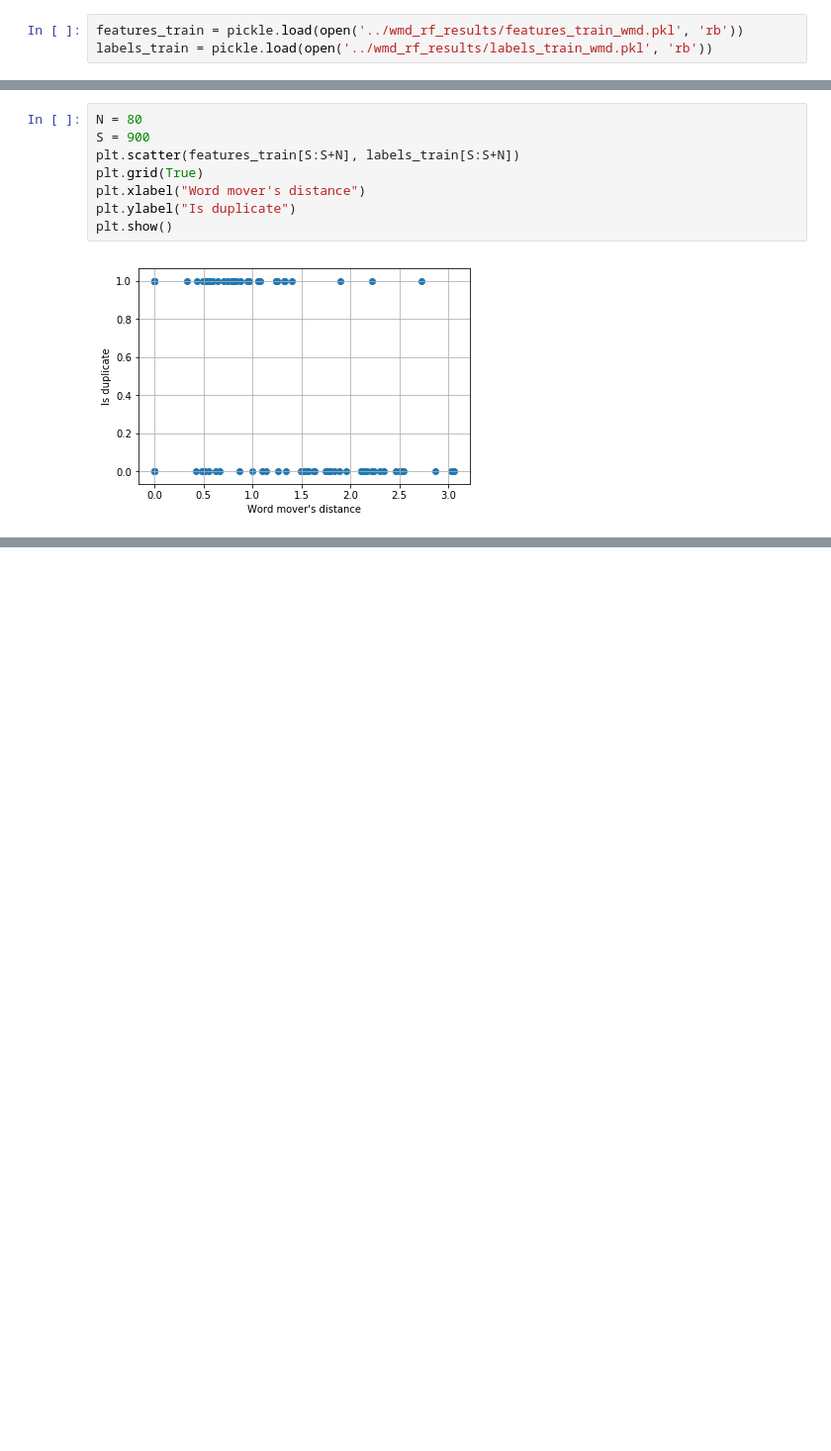
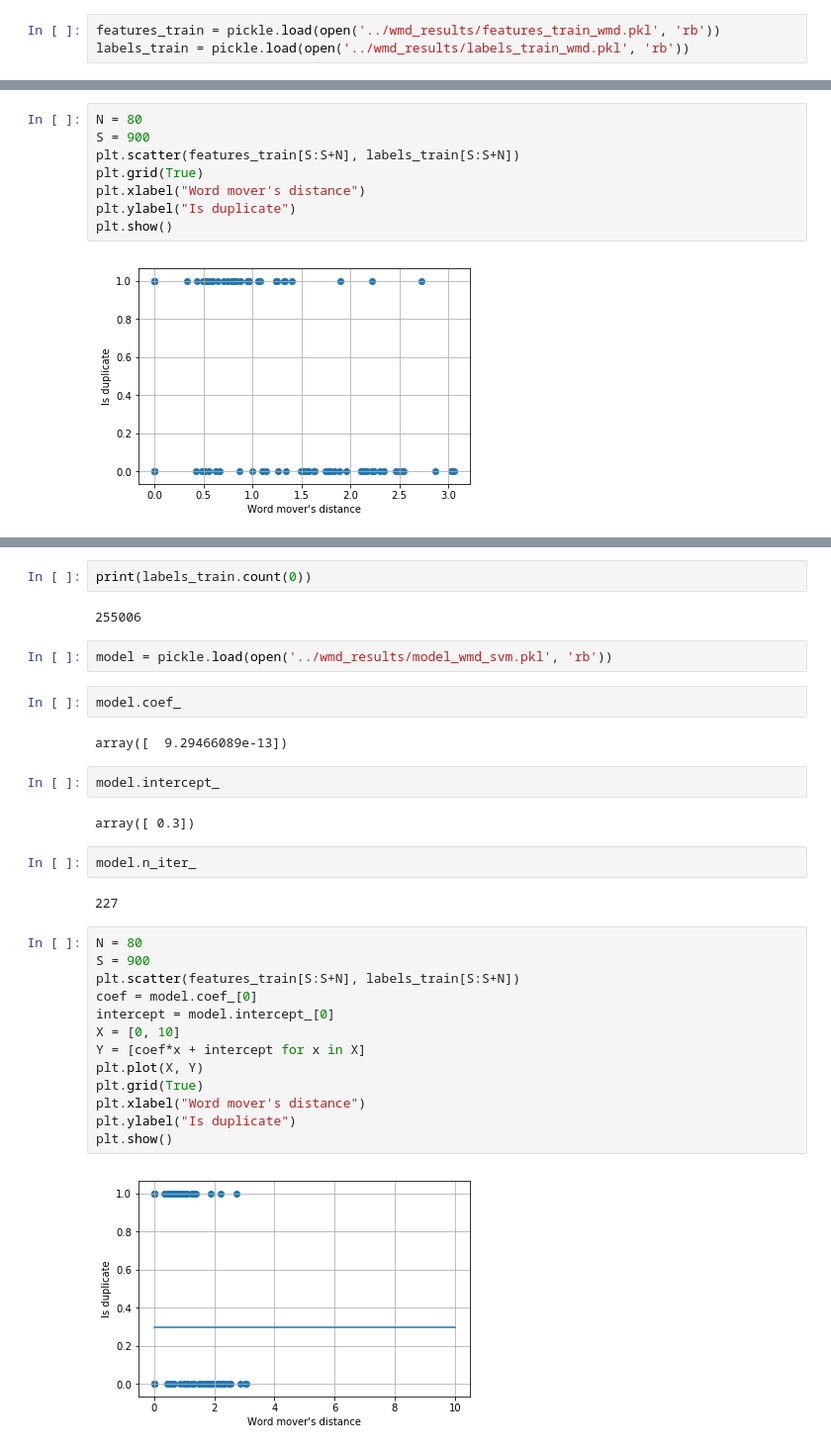
Before and after one commit to sasha-liutova/Quora_Questions_Duplicates, a Jupyter notebook: analysis_ntbs/features_analysis.ipynb, the cells around one changed output, grey strips where cells are left out. Shown at 99% size. Cells and saved outputs as stored; diff of their text form; blank space fills up the shorter version.

```diff
--- a/analysis_ntbs/features_analysis.ipynb
+++ b/analysis_ntbs/features_analysis.ipynb
@@ -2,8 +2,8 @@
 import pickle
 import matplotlib.pyplot as plt
 # %%
-features_train = pickle.load(open('../wmd_rf_results/features_train_wmd.pkl', 'rb'))
-labels_train = pickle.load(open('../wmd_rf_results/labels_train_wmd.pkl', 'rb'))
+features_train = pickle.load(open('../wmd_results/features_train_wmd.pkl', 'rb'))
+labels_train = pickle.load(open('../wmd_results/labels_train_wmd.pkl', 'rb'))
 # %%
 features_train[:5]
 # %% [output]
@@ -28,0 +33,33 @@ plt.show()
+# %%
+print(labels_train.count(0))
+# %% [output]
+255006
+# %%
+model = pickle.load(open('../wmd_results/model_wmd_svm.pkl', 'rb'))
+# %%
+model.coef_
+# %% [output]
+array([  9.29466089e-13])
+# %%
+model.intercept_
+# %% [output]
+array([ 0.3])
+# %%
+model.n_iter_
+# %% [output]
+227
+# %%
+N = 80
+S = 900
+plt.scatter(features_train[S:S+N], labels_train[S:S+N])
+coef = model.coef_[0]
+intercept = model.intercept_[0]
+X = [0, 10]
+Y = [coef*x + intercept for x in X]
+plt.plot(X, Y)
+plt.grid(True)
+plt.xlabel("Word mover's distance")
+plt.ylabel("Is duplicate")
+plt.show()
+# %% [output]
+[figure, added]
```
Also changed, not shown: parts of 6 cells of this notebook.
